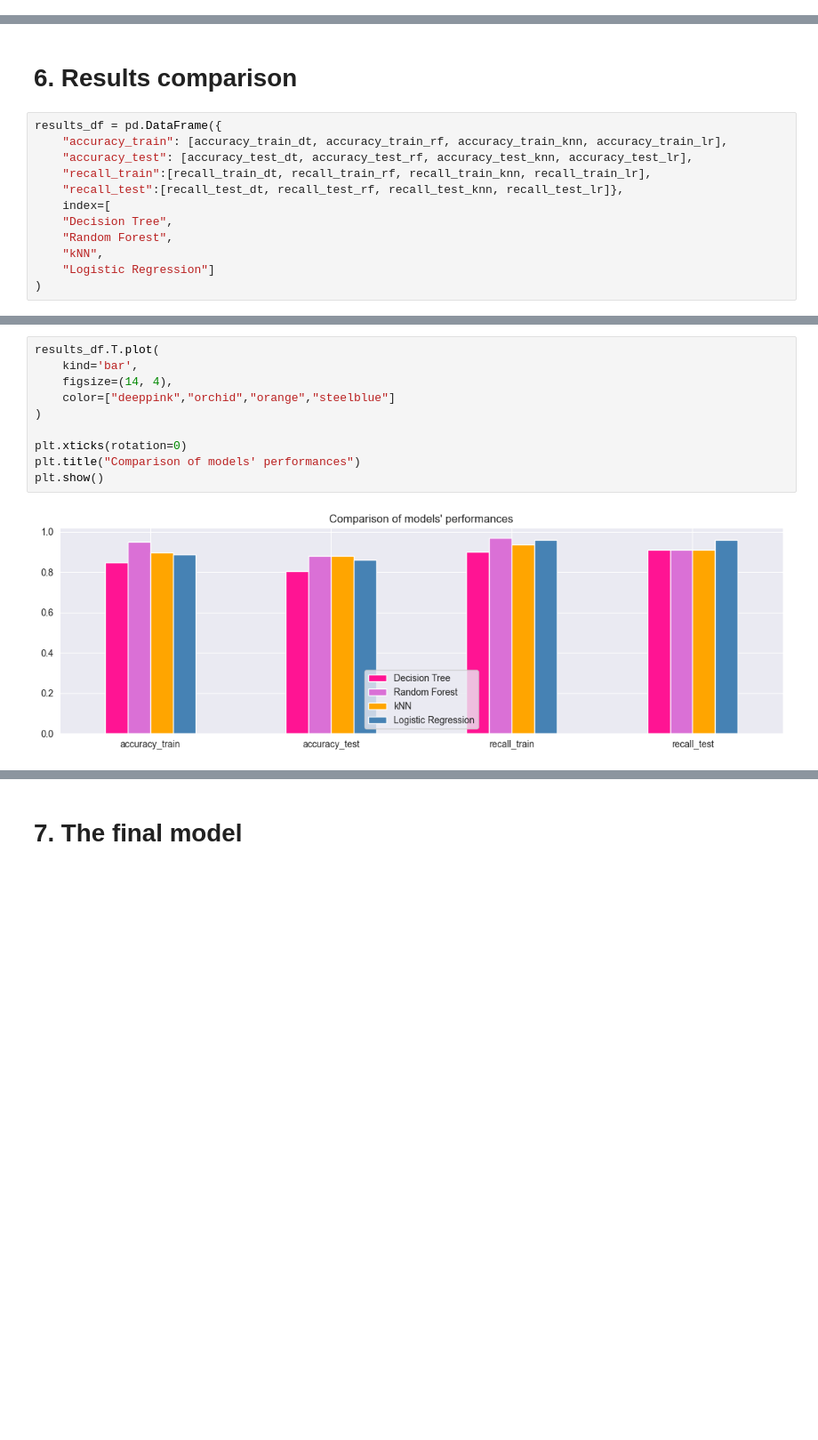
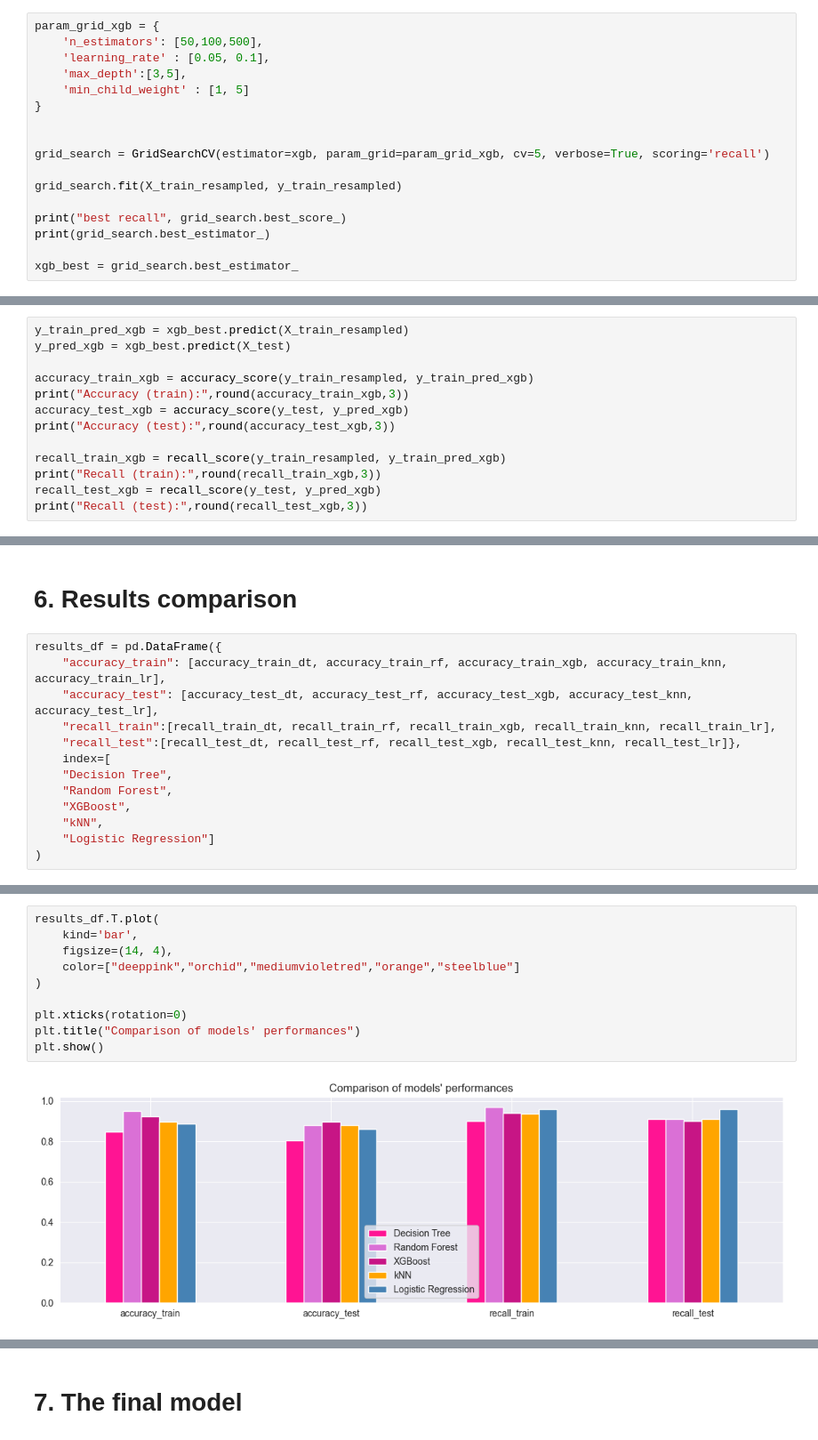
Before and after one commit to malgorzata-duda/gym_churn_classification_project, a Jupyter notebook: classification_gym_churn_project.ipynb, the cells around one changed output, grey strips where cells are left out. Shown at 89% size. Drawn from its saved outputs; the diff is of its cells as text; blank space fills up the shorter version.

```diff
--- a/classification_gym_churn_project.ipynb
+++ b/classification_gym_churn_project.ipynb
@@ -570,0 +591,17 @@ plt.show()
+# %%
+param_grid_xgb = {
+    'n_estimators': [50,100,500],
+    'learning_rate' : [0.05, 0.1],
+    'max_depth':[3,5],
+    'min_child_weight' : [1, 5]
+}
+
+
+grid_search = GridSearchCV(estimator=xgb, param_grid=param_grid_xgb, cv=5, verbose=True, scoring='recall')
+
+grid_search.fit(X_train_resampled, y_train_resampled)
+
+print("best recall", grid_search.best_score_)
+print(grid_search.best_estimator_)
+
+xgb_best = grid_search.best_estimator_
@@ -570,0 +624,13 @@ plt.show()
+# %%
+y_train_pred_xgb = xgb_best.predict(X_train_resampled)
+y_pred_xgb = xgb_best.predict(X_test)
+
+accuracy_train_xgb = accuracy_score(y_train_resampled, y_train_pred_xgb)
+print("Accuracy (train):",round(accuracy_train_xgb,3))
+accuracy_test_xgb = accuracy_score(y_test, y_pred_xgb)
+print("Accuracy (test):",round(accuracy_test_xgb,3))
+
+recall_train_xgb = recall_score(y_train_resampled, y_train_pred_xgb)
+print("Recall (train):",round(recall_train_xgb,3))
+recall_test_xgb = recall_score(y_test, y_pred_xgb)
+print("Recall (test):",round(recall_test_xgb,3))
@@ -739,13 +827,14 @@ An increase of all variables, except for *gender*, results in a decrease of odds
 # 6. Results comparison
 # %%
 results_df = pd.DataFrame({
-    "accuracy_train": [accuracy_train_dt, accuracy_train_rf, accuracy_train_knn, accuracy_train_lr],
-    "accuracy_test": [accuracy_test_dt, accuracy_test_rf, accuracy_test_knn, accuracy_test_lr],
-    "recall_train":[recall_train_dt, recall_train_rf, recall_train_knn, recall_train_lr],
-    "recall_test":[recall_test_dt, recall_test_rf, recall_test_knn, recall_test_lr]},
+    "accuracy_train": [accuracy_train_dt, accuracy_train_rf, accuracy_train_xgb, accuracy_train_knn, accuracy_train_lr],
+    "accuracy_test": [accuracy_test_dt, accuracy_test_rf, accuracy_test_xgb, accuracy_test_knn, accuracy_test_lr],
+    "recall_train":[recall_train_dt, recall_train_rf, recall_train_xgb, recall_train_knn, recall_train_lr],
+    "recall_test":[recall_test_dt, recall_test_rf, recall_test_xgb, recall_test_knn, recall_test_lr]},
     index=[
     "Decision Tree",
     "Random Forest",
+    "XGBoost",
     "kNN",
     "Logistic Regression"]
 )
@@ -760,14 +850,14 @@ results_df.sort_values(by='recall_test', ascending=False)
 # %%
 results_df.T.plot(
     kind='bar',
     figsize=(14, 4),
-    color=["deeppink","orchid","orange","steelblue"]
+    color=["deeppink","orchid","mediumvioletred","orange","steelblue"]
 )
 
 plt.xticks(rotation=0)
 plt.title("Comparison of models' performances")
 plt.show()
 # %% [output]
-[figure, old version]
+[figure, new version]
 # %% [markdown]
 Each of the analyzed models allowed to successfully classify observations in both the train and the test datasets.
```
Also changed, not shown: parts of 29 cells of this notebook, 1 other file.
